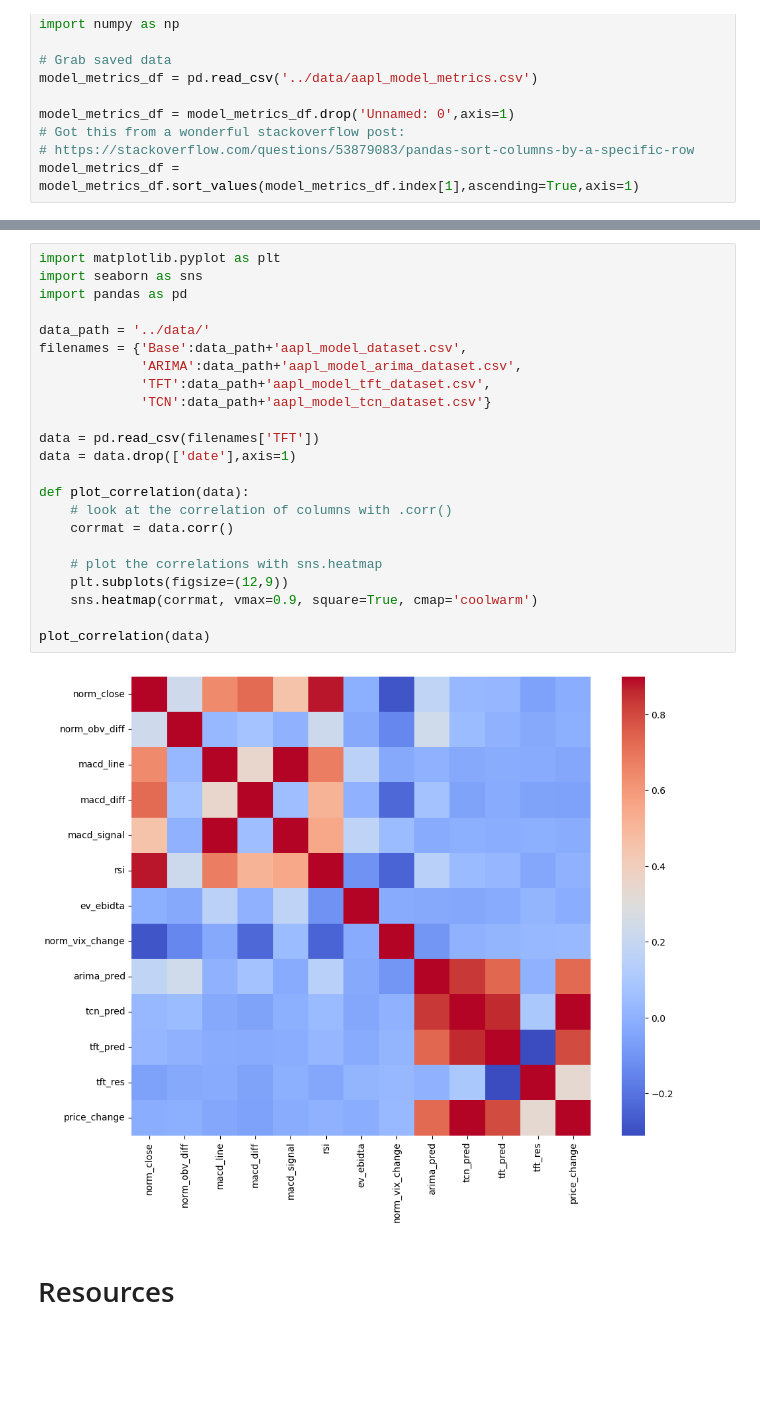
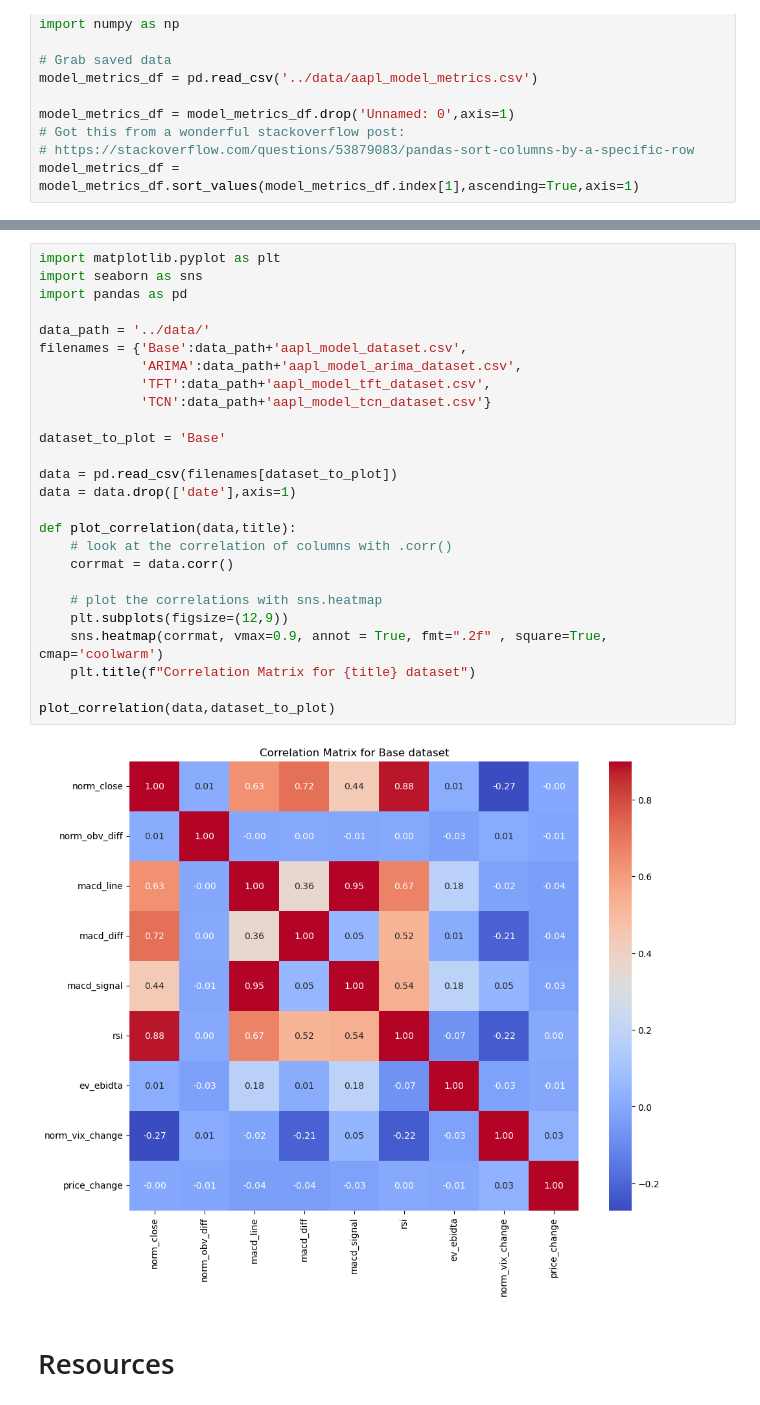
Before and after one commit to danCoder93/ENSF611-FinPrediction, a Jupyter notebook: src/FinPrediction.ipynb, the cells around one changed output, grey strips where cells are left out. Saved outputs shown, nothing was run; the diff lists cells and outputs as text; blank space fills up the shorter version.

```diff
--- a/src/FinPrediction.ipynb
+++ b/src/FinPrediction.ipynb
@@ -811,28 +831,31 @@ ax.set_ylim(0,120)
 # %%
 import matplotlib.pyplot as plt
 import seaborn as sns
 import pandas as pd
 
 data_path = '../data/'
 filenames = {'Base':data_path+'aapl_model_dataset.csv',
              'ARIMA':data_path+'aapl_model_arima_dataset.csv',
              'TFT':data_path+'aapl_model_tft_dataset.csv',
              'TCN':data_path+'aapl_model_tcn_dataset.csv'}
 
-data = pd.read_csv(filenames['TFT'])
+dataset_to_plot = 'Base'
+
+data = pd.read_csv(filenames[dataset_to_plot])
 data = data.drop(['date'],axis=1)
 
-def plot_correlation(data):
+def plot_correlation(data,title):
     # look at the correlation of columns with .corr()
     corrmat = data.corr()
 
     # plot the correlations with sns.heatmap
     plt.subplots(figsize=(12,9))
-    sns.heatmap(corrmat, vmax=0.9, square=True, cmap='coolwarm')
+    sns.heatmap(corrmat, vmax=0.9, annot = True, fmt=".2f" , square=True, cmap='coolwarm')
+    plt.title(f"Correlation Matrix for {title} dataset")
 
-plot_correlation(data)
+plot_correlation(data,dataset_to_plot)
 # %% [output]
-[figure, old version]
+[figure, new version]
 # %% [markdown]
 # Resources
 # %% [markdown]
```
Also changed, not shown: parts of 3 cells of this notebook.
